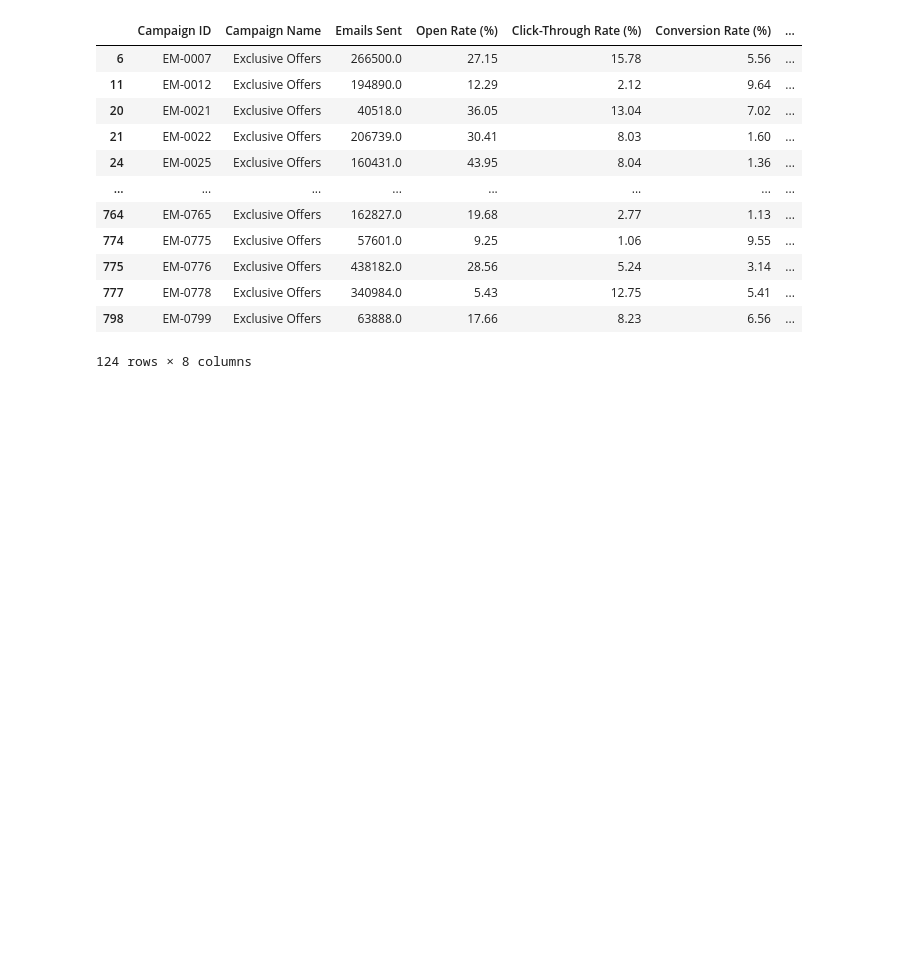
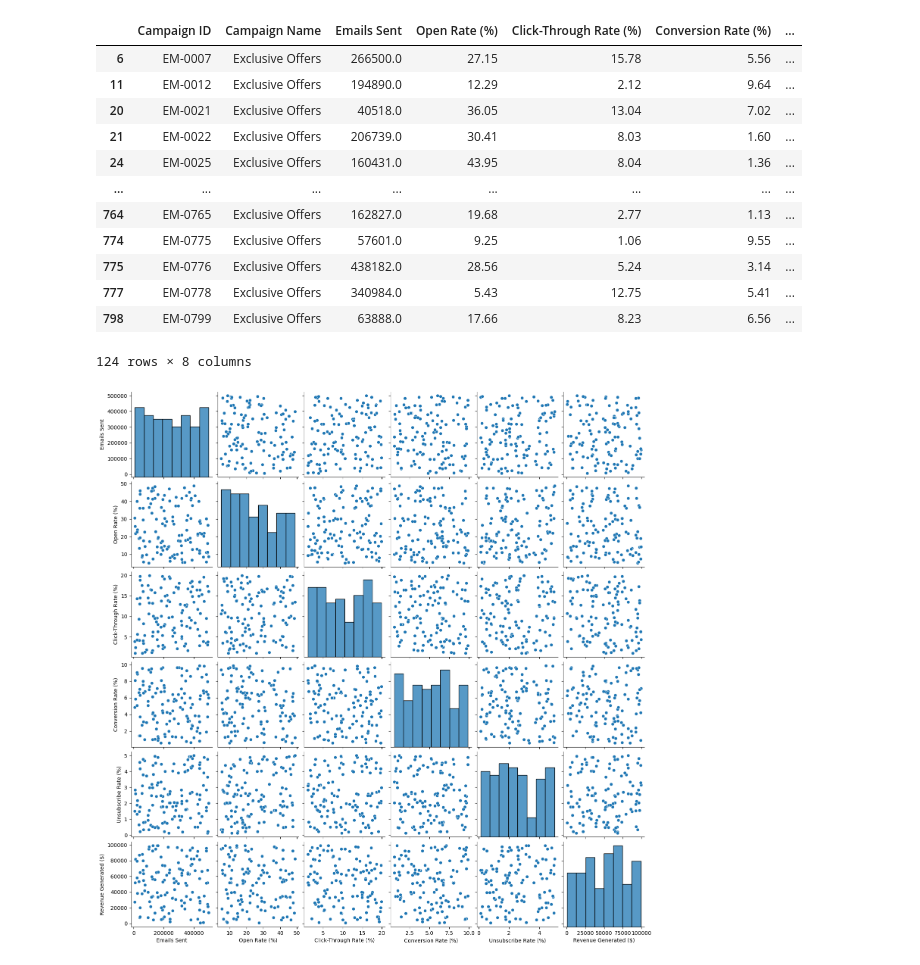
Before and after one commit to HassanFathyIsmail/Email-Campaign-Gig, a Jupyter notebook: Email-Campaign.ipynb, the cells around one changed output. Cells and saved outputs as stored; diff of their text form; code cells hidden in the pictures; blank space fills up the shorter version.

Commit message:
"Exclusive Offers" campaign pair plot

```diff
--- a/Email-Campaign.ipynb
+++ b/Email-Campaign.ipynb
@@ -208,3 +208,8 @@ exclusive_offers
 | 777 | EM-0778 | Exclusive Offers | 340984.0 | 5.43 | 12.75 | 5.41 | ... |
 | 798 | EM-0799 | Exclusive Offers | 63888.0 | 17.66 | 8.23 | 6.56 | ... |
 124 rows × 8 columns
+# %%
+sns.pairplot(exclusive_offers)
+plt.show()
+# %% [output]
+[figure, added]
```
